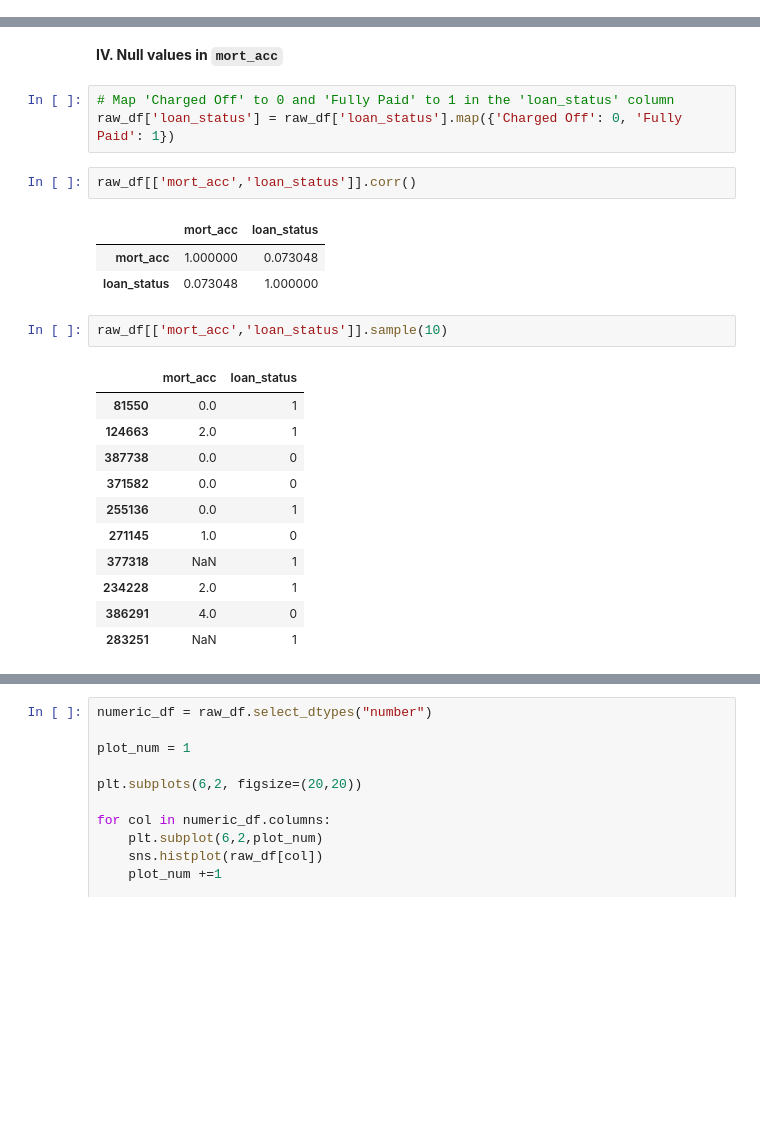
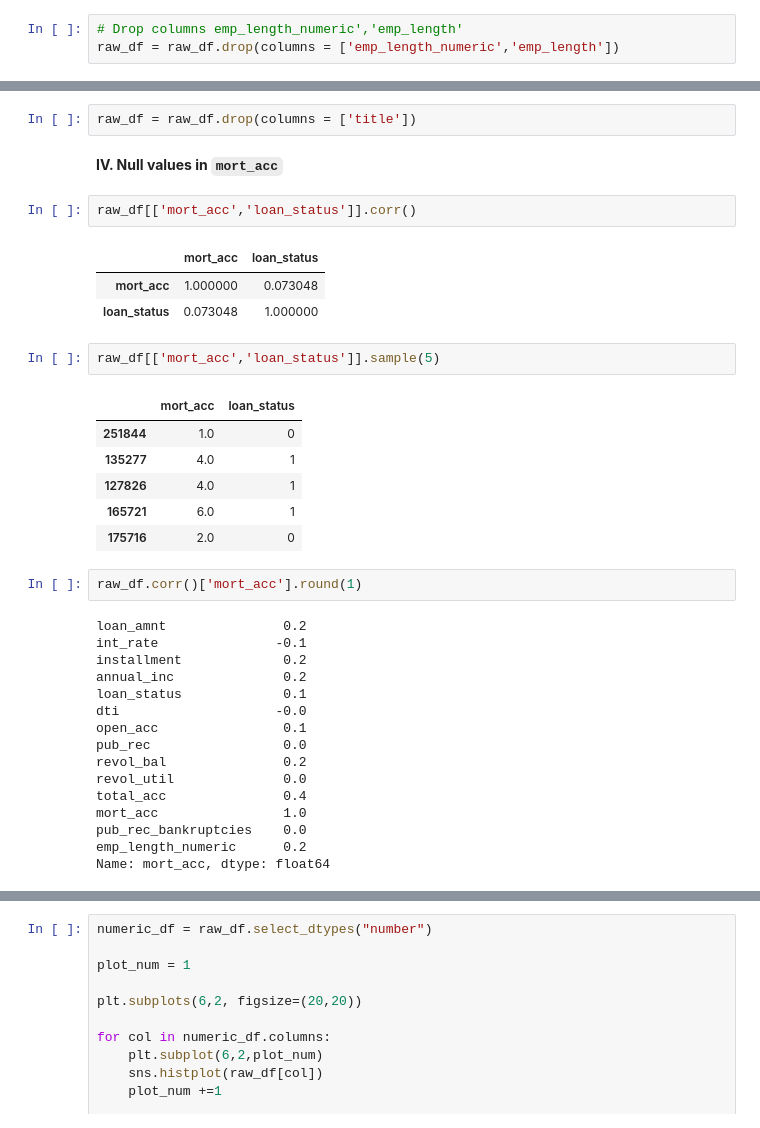
Before and after one commit to botchavs/capstone, a Jupyter notebook: Capstone_working.ipynb, the cells around one changed output, grey strips where cells are left out. Cells and saved outputs as stored; diff of their text form; blank space fills up the shorter version.

```diff
--- a/Capstone_working.ipynb
+++ b/Capstone_working.ipynb
@@ -225,6 +337,9 @@ raw_df[['emp_length_numeric','loan_status']].corr()
 |  | emp_length_numeric | loan_status |
 | emp_length_numeric | 1.000000 | 0.013805 |
 | loan_status | 0.013805 | 1.000000 |
+# %%
+# Drop columns emp_length_numeric','emp_length'
+raw_df = raw_df.drop(columns = ['emp_length_numeric','emp_length'])
 # %% [markdown]
 The above data that the proportions are quite consistent across different employment lengths. This indicates that practical impact of `emp_length` on predicting `loan_status` is limited. We may proceed to remove this column.
 # %%
@@ -252,10 +376,9 @@ raw_df[['purpose','title']].sample(5)
 # %% [markdown]
 We observe that it has values similar to the purpose column. Infact, the `purpose` column appears to have input validation control and `title` column has appears to be more customised text. We may proceed to remove the `title` column.
+# %%
+raw_df = raw_df.drop(columns = ['title'])
 # %% [markdown]
 **IV. Null values in `mort_acc`**
-# %%
-# Map 'Charged Off' to 0 and 'Fully Paid' to 1 in the 'loan_status' column
-raw_df['loan_status'] = raw_df['loan_status'].map({'Charged Off': 0, 'Fully Paid': 1})
 # %%
 raw_df[['mort_acc','loan_status']].corr()
 # %% [output]
@@ -263,16 +386,29 @@ raw_df[['mort_acc','loan_status']].corr()
 | mort_acc | 1.000000 | 0.073048 |
 | loan_status | 0.073048 | 1.000000 |
 # %%
-raw_df[['mort_acc','loan_status']].sample(10)
+raw_df[['mort_acc','loan_status']].sample(5)
 # %% [output]
 |  | mort_acc | loan_status |
-| 81550 | 0.0 | 1 |
-| 124663 | 2.0 | 1 |
-| 387738 | 0.0 | 0 |
-| 371582 | 0.0 | 0 |
-| 255136 | 0.0 | 1 |
-| 271145 | 1.0 | 0 |
-| 377318 | NaN | 1 |
-| 234228 | 2.0 | 1 |
-| 386291 | 4.0 | 0 |
-| 283251 | NaN | 1 |
+| 251844 | 1.0 | 0 |
+| 135277 | 4.0 | 1 |
+| 127826 | 4.0 | 1 |
+| 165721 | 6.0 | 1 |
+| 175716 | 2.0 | 0 |
+# %%
+raw_df.corr()['mort_acc'].round(1)
+# %% [output]
+loan_amnt               0.2
+int_rate               -0.1
+installment             0.2
+annual_inc              0.2
+loan_status             0.1
+dti                    -0.0
+open_acc                0.1
+pub_rec                 0.0
+revol_bal               0.2
+revol_util              0.0
+total_acc               0.4
+mort_acc                1.0
+pub_rec_bankruptcies    0.0
+emp_length_numeric      0.2
+Name: mort_acc, dtype: float64
```
Also changed, not shown: parts of 53 cells of this notebook.
